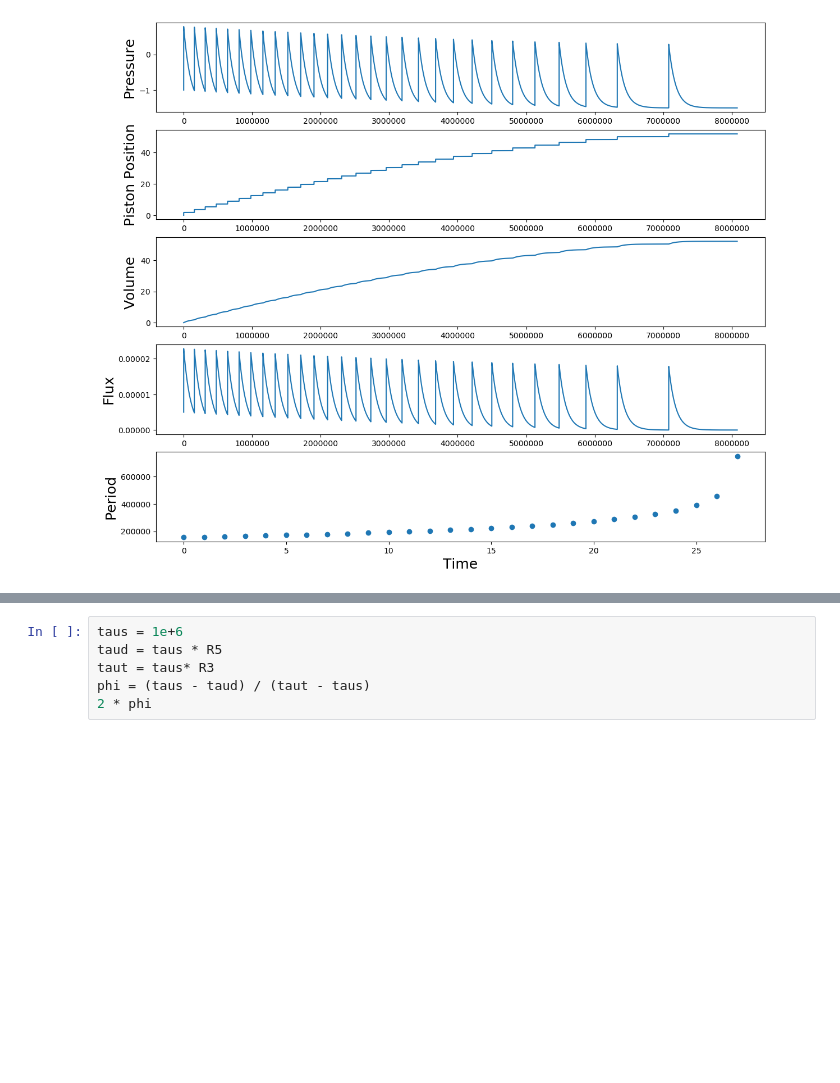
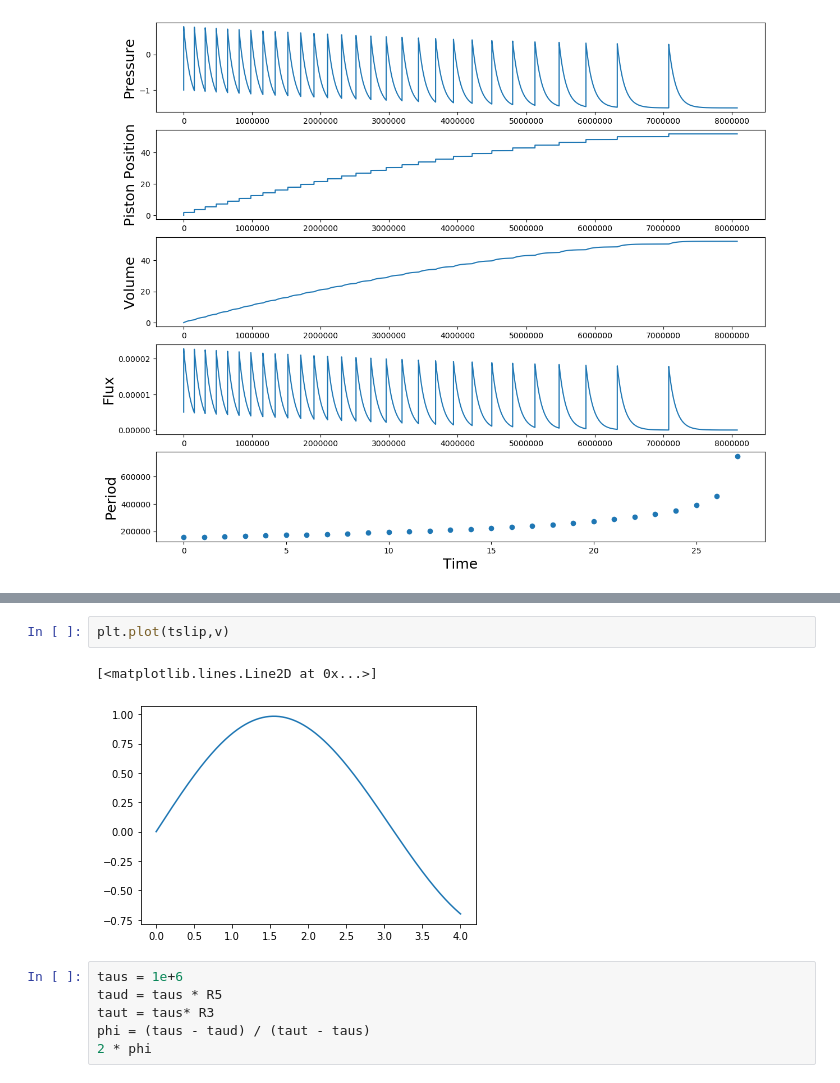
Before and after one commit to alberoman/kila_codes, a Jupyter notebook: model/notebook/piston_system_isotsasy_solver.ipynb, the cells around one changed output, grey strips where cells are left out. Saved outputs shown, nothing was run; the diff lists cells and outputs as text; blank space fills up the shorter version.

```diff
--- a/model/notebook/piston_system_isotsasy_solver.ipynb
+++ b/model/notebook/piston_system_isotsasy_solver.ipynb
@@ -223,3 +219,8 @@ p1[-1],p2[-1]
+# %%
+plt.plot(tslip,v)
+# %% [output]
+[<matplotlib.lines.Line2D at 0x...>]
+[figure, added]
 # %%
 taus = 1e+6
 taud = taus * R5
```
Also changed, not shown: parts of 2 cells of this notebook, 5 other files.
